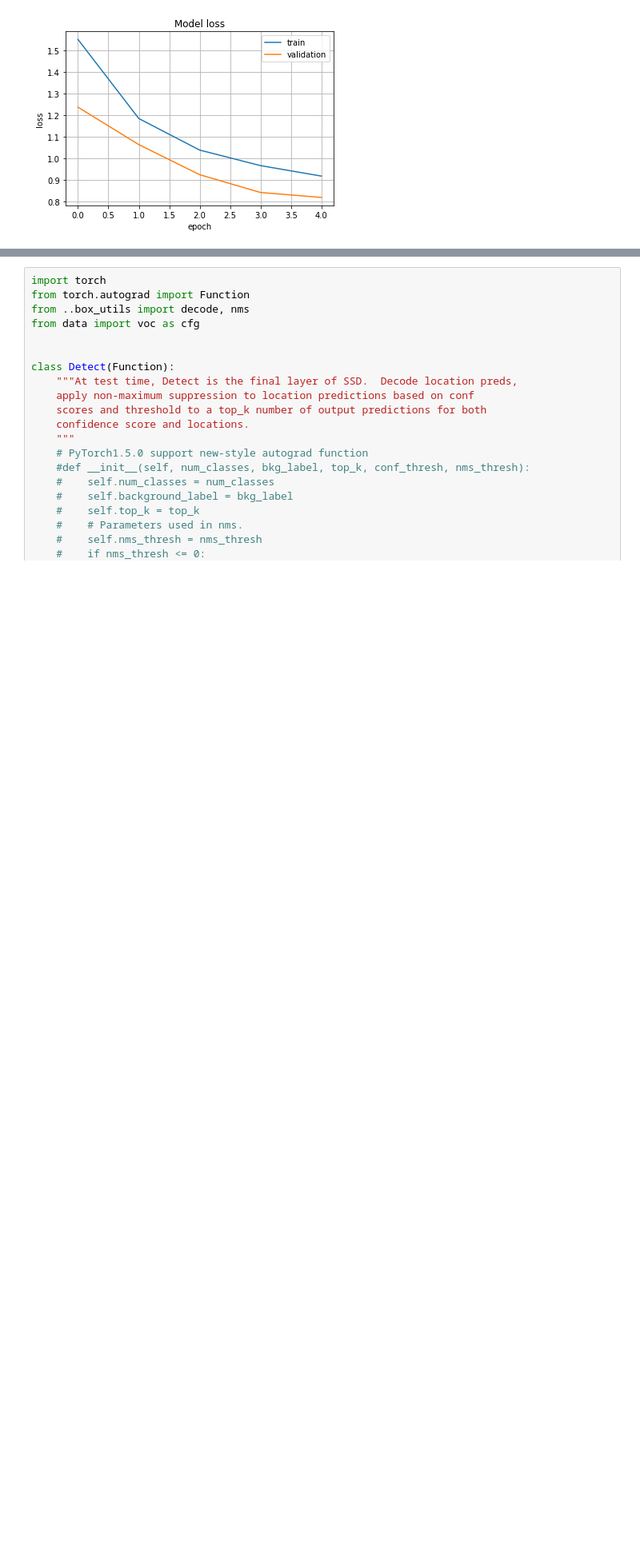
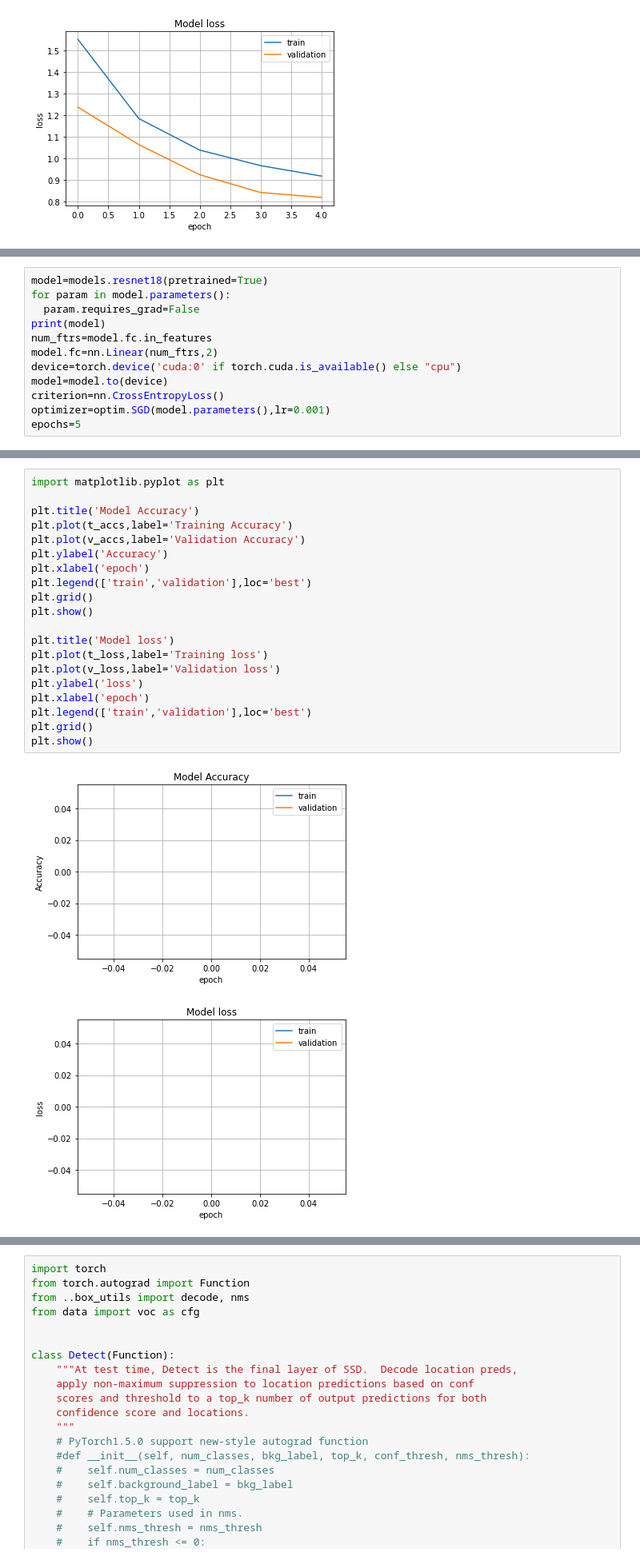
Before and after one commit to SIDED00R/machinelearning, a Jupyter notebook: machinelearning1.ipynb, the cells around one changed output, grey strips where cells are left out. Shown: that part at 80% size. Cells and saved outputs as stored; diff of their text form; blank space fills up the shorter version.

```diff
--- a/machinelearning1.ipynb
+++ b/machinelearning1.ipynb
@@ -146,0 +270,12 @@ plt.show()
+# %%
+model=models.resnet18(pretrained=True)
+for param in model.parameters():
+  param.requires_grad=False
+print(model)
+num_ftrs=model.fc.in_features
+model.fc=nn.Linear(num_ftrs,2)
+device=torch.device('cuda:0' if torch.cuda.is_available() else "cpu")
+model=model.to(device)
+criterion=nn.CrossEntropyLoss()
+optimizer=optim.SGD(model.parameters(),lr=0.001)
+epochs=5
@@ -146,0 +357,23 @@ plt.show()
+# %%
+import matplotlib.pyplot as plt
+
+plt.title('Model Accuracy')
+plt.plot(t_accs,label='Training Accuracy')
+plt.plot(v_accs,label='Validation Accuracy')
+plt.ylabel('Accuracy')
+plt.xlabel('epoch')
+plt.legend(['train','validation'],loc='best')
+plt.grid()
+plt.show()
+
+plt.title('Model loss')
+plt.plot(t_loss,label='Training loss')
+plt.plot(v_loss,label='Validation loss')
+plt.ylabel('loss')
+plt.xlabel('epoch')
+plt.legend(['train','validation'],loc='best')
+plt.grid()
+plt.show()
+# %% [output]
+[figure, added]
+[figure, added]
```
Also changed, not shown: parts of 7 cells of this notebook.
